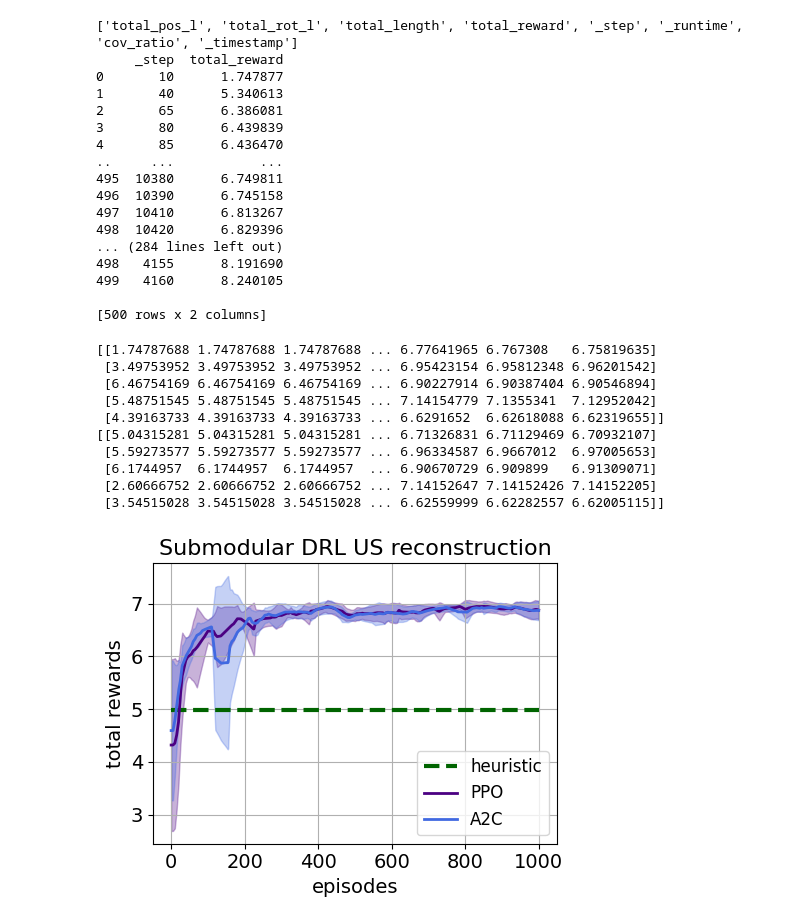
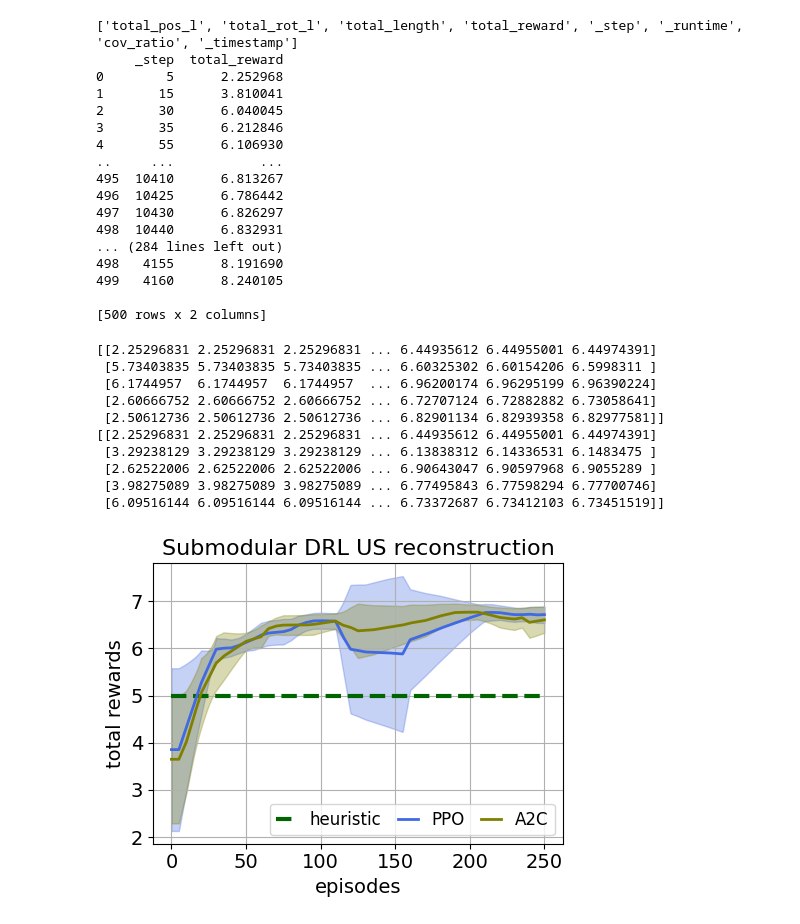
Before and after one commit to SonoGym/SonoGym, a Jupyter notebook: workflows/visualize/visualize_learning_curves.ipynb, the cells around one changed output. Drawn from its saved outputs; the diff is of its cells as text; code cells hidden in the pictures.

```diff
--- a/workflows/visualize/visualize_learning_curves.ipynb
+++ b/workflows/visualize/visualize_learning_curves.ipynb
@@ -136,7 +136,7 @@ def download_group_runs(project_path, group_name):
     return all_curves
 # %%
 # Align curves by interpolation to common x-axis
-def align_curves(curves, num_points=1000, max_x=1000):
+def align_curves(curves, num_points=1000, max_x=400):
     common_x = np.linspace(
         0,
         max_x,
@@ -164,16 +164,16 @@ for group in groups:
 # %% [output]
 ['total_pos_l', 'total_rot_l', 'total_length', 'total_reward', '_step', '_runtime', 'cov_ratio', '_timestamp']
      _step  total_reward
-0       10      1.747877
-1       40      5.340613
-2       65      6.386081
-3       80      6.439839
-4       85      6.436470
+0        5      2.252968
+1       15      3.810041
+2       30      6.040045
+3       35      6.212846
+4       55      6.106930
 ..     ...           ...
-495  10380      6.749811
-496  10390      6.745158
-497  10410      6.813267
-498  10420      6.829396
+495  10410      6.813267
+496  10425      6.786442
+497  10430      6.826297
+498  10440      6.832931
 ... (284 lines left out)
 498   4155      8.191690
 499   4160      8.240105
@@ -183,47 +183,47 @@ for group in groups:
 # Plotting
 plt.figure(figsize=(5, 4))
 
-color_list = ['olive', 'royalblue', 'indigo', 'darkgreen']
+color_list = ['royalblue', 'olive', 'indigo', 'darkgreen']
 
 def plot_mean_and_std(x, ys, label, color):
     mean = ys.mean(axis=0)
     print(ys)
     std = ys.std(axis=0)
     plt.plot(x, mean, label=label, color=color, linewidth=2)
     plt.fill_between(x, mean - std, mean + std, alpha=0.3, color=color)
 
 plt.plot(x_list[0], np.ones_like(x_list[0]) * expert_level, label=reference_label, color=reference_color, linestyle="--", linewidth=3)
 
 for (x, y_all, label, color) in zip(x_list, y_all_list, label_list, color_list):
     plot_mean_and_std(x, y_all, label, color)
 
 plt.rcParams.update({
     "font.size": 14,          # Base font size
     "axes.titlesize": 16,     # Title size
     "axes.labelsize": 14,     # X/Y label size
     "xtick.labelsize": 14,    # Tick label size
     "ytick.labelsize": 14,
     "legend.fontsize": 12,    # Legend text size
     "figure.titlesize": 18    # Figure title (if used)
 })
 
 plt.xlabel('episodes')
 plt.ylabel('total rewards')
 plt.title(title)
-# plt.ylim(5.0, 7.5)
-plt.legend(ncol=1, loc="lower right")
+# plt.ylim(-1.2, 2.2)
+plt.legend(ncol=3, handlelength=1.2, columnspacing=1.0, loc="lower right")
 plt.grid(True)
 plt.tight_layout()
 plt.show()
 # %% [output]
-[[1.74787688 1.74787688 1.74787688 ... 6.77641965 6.767308   6.75819635]
- [3.49753952 3.49753952 3.49753952 ... 6.95423154 6.95812348 6.96201542]
- [6.46754169 6.46754169 6.46754169 ... 6.90227914 6.90387404 6.90546894]
- [5.48751545 5.48751545 5.48751545 ... 7.14154779 7.1355341  7.12952042]
- [4.39163733 4.39163733 4.39163733 ... 6.6291652  6.62618088 6.62319655]]
-[[5.04315281 5.04315281 5.04315281 ... 6.71326831 6.71129469 6.70932107]
- [5.59273577 5.59273577 5.59273577 ... 6.96334587 6.9667012  6.97005653]
- [6.1744957  6.1744957  6.1744957  ... 6.90670729 6.909899   6.91309071]
- [2.60666752 2.60666752 2.60666752 ... 7.14152647 7.14152426 7.14152205]
- [3.54515028 3.54515028 3.54515028 ... 6.62559999 6.62282557 6.62005115]]
+[[2.25296831 2.25296831 2.25296831 ... 6.44935612 6.44955001 6.44974391]
+ [5.73403835 5.73403835 5.73403835 ... 6.60325302 6.60154206 6.5998311 ]
+ [6.1744957  6.1744957  6.1744957  ... 6.96200174 6.96295199 6.96390224]
+ [2.60666752 2.60666752 2.60666752 ... 6.72707124 6.72882882 6.73058641]
+ [2.50612736 2.50612736 2.50612736 ... 6.82901134 6.82939358 6.82977581]]
+[[2.25296831 2.25296831 2.25296831 ... 6.44935612 6.44955001 6.44974391]
+ [3.29238129 3.29238129 3.29238129 ... 6.13838312 6.14336531 6.1483475 ]
+ [2.62522006 2.62522006 2.62522006 ... 6.90643047 6.90597968 6.9055289 ]
+ [3.98275089 3.98275089 3.98275089 ... 6.77495843 6.77598294 6.77700746]
+ [6.09516144 6.09516144 6.09516144 ... 6.73372687 6.73412103 6.73451519]]
-[figure, old version]
+[figure, new version]
```
Also changed, not shown: parts of 1 cell of this notebook, 4 other files.
